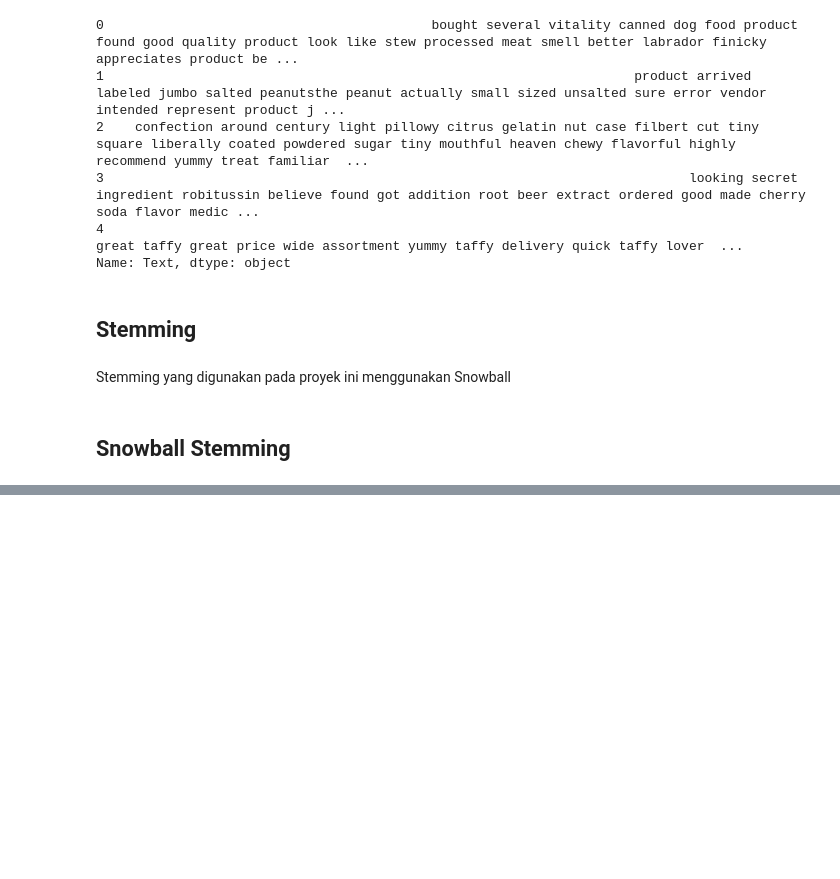
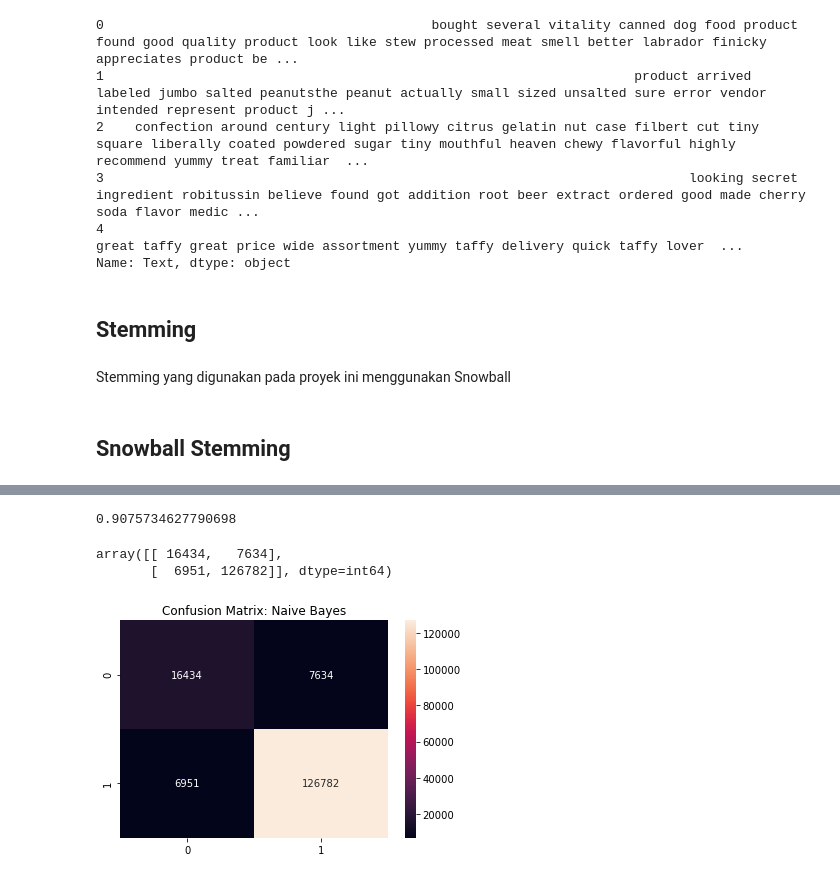
Before and after one commit to christinaclara/Sentiment-Analysis-for-Amazon-Food-Review-Using-NaiveBayes--Impostor, a Jupyter notebook: Sentiment Analysis for Amazon Food Review .ipynb, the cells around one changed output, grey strips where cells are left out. Cells and saved outputs as stored; diff of their text form; code cells hidden in the pictures; blank space fills up the shorter version.

Commit message:
Modelling and Evaluating

```diff
--- a/Sentiment Analysis for Amazon Food Review .ipynb
+++ b/Sentiment Analysis for Amazon Food Review .ipynb
@@ -535,0 +554,4 @@ for i in range(len(test_text)):
+# %%
+# melakukan transformasi pada testing data (using fitted vocabulary) kedalam dokumen-term matriks
+X_test_dtm = vect.transform(test_text)
+X_test_dtm
@@ -535,0 +583,4 @@ for i in range(len(test_text)):
+# %%
+# dilakukan import model
+from sklearn.naive_bayes import MultinomialNB
+nb = MultinomialNB()
@@ -535,0 +593,25 @@ for i in range(len(test_text)):
+# %%
+# dilakukan pembuatan kelas prediksi untuk X_test_dtm
+y_pred_class_nb = nb.predict(X_test_dtm)
+# %%
+# lakukan kalkulasi
+from sklearn import metrics
+metrics.accuracy_score(test.Score, y_pred_class_nb)
+# %% [output]
+0.9075734627790698
+# %%
+# lakukan pencetakan confusion matrix
+con_metrics_nb = metrics.confusion_matrix(test.Score, y_pred_class_nb)
+con_metrics_nb
+# %% [output]
+array([[ 16434,   7634],
+       [  6951, 126782]], dtype=int64)
+# %%
+#ploting heatmap untuk confusion matrix
+import seaborn as sns
+import matplotlib.pyplot as plt
+sns.heatmap(con_metrics_nb, annot=True, fmt='d')
+plt.title("Confusion Matrix: Naive Bayes")
+plt.show()
+# %% [output]
+[figure, added]
```
Also changed, not shown: parts of 28 cells of this notebook, 1 other file.
